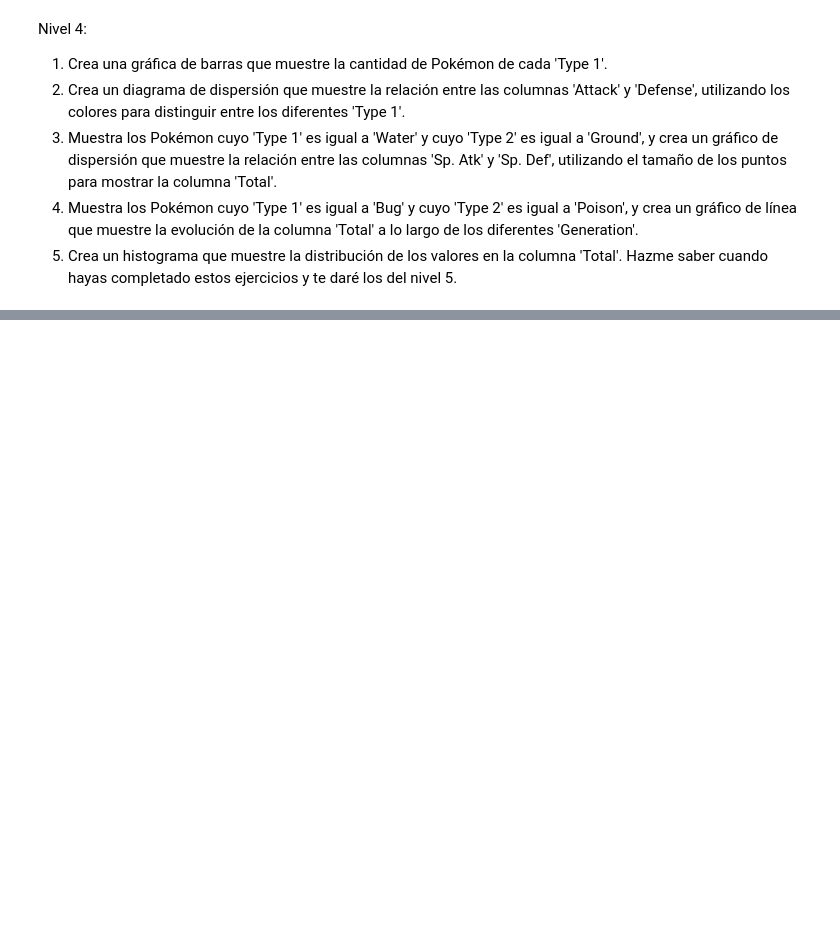
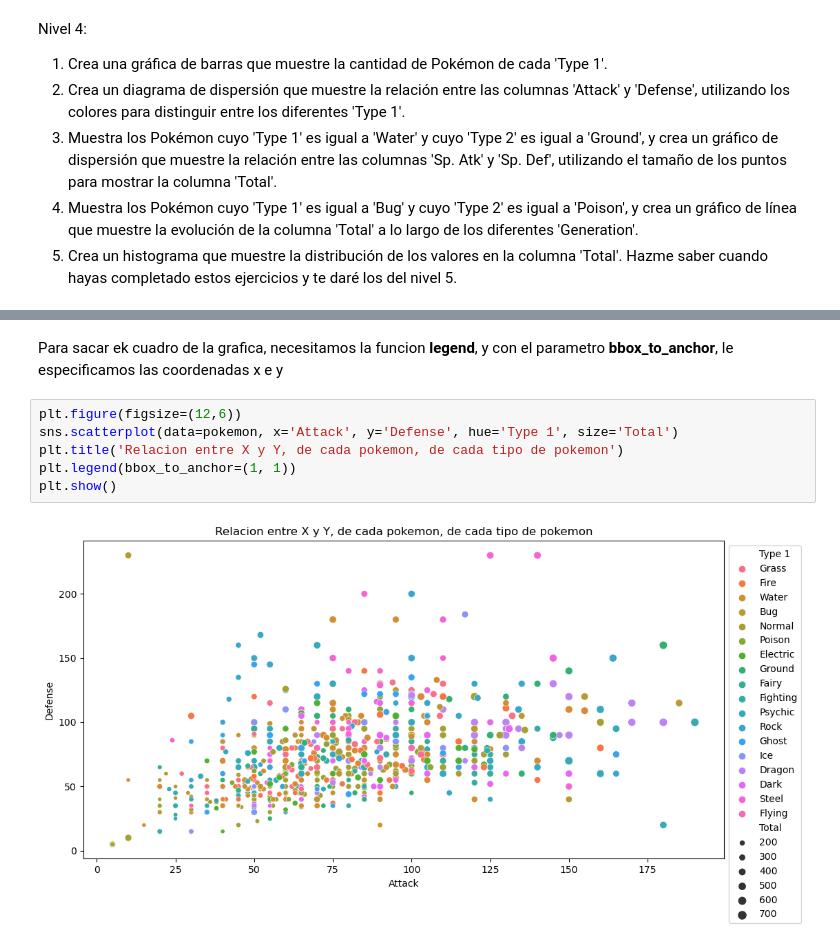
Before and after one commit to Daniboycg/Pokemon_Test_with_GPT, a Jupyter notebook: Test_GPT.ipynb, the cells around one changed output, grey strips where cells are left out. Drawn from its saved outputs; the diff is of its cells as text; blank space fills up the shorter version.

```diff
--- a/Test_GPT.ipynb
+++ b/Test_GPT.ipynb
@@ -186,0 +229,10 @@ Hazme saber cuando hayas completado estos ejercicios y te daré los del nivel 5.
+# %% [markdown]
+Para sacar ek cuadro de la grafica, necesitamos la funcion **legend**, y con el parametro **bbox_to_anchor**, le especificamos las coordenadas x e y
+# %%
+plt.figure(figsize=(12,6))
+sns.scatterplot(data=pokemon, x='Attack', y='Defense', hue='Type 1', size='Total')
+plt.title('Relacion entre X y Y, de cada pokemon, de cada tipo de pokemon')
+plt.legend(bbox_to_anchor=(1, 1))
+plt.show()
+# %% [output]
+[figure, added]
```
Also changed, not shown: parts of 13 cells of this notebook, 2 other files.
